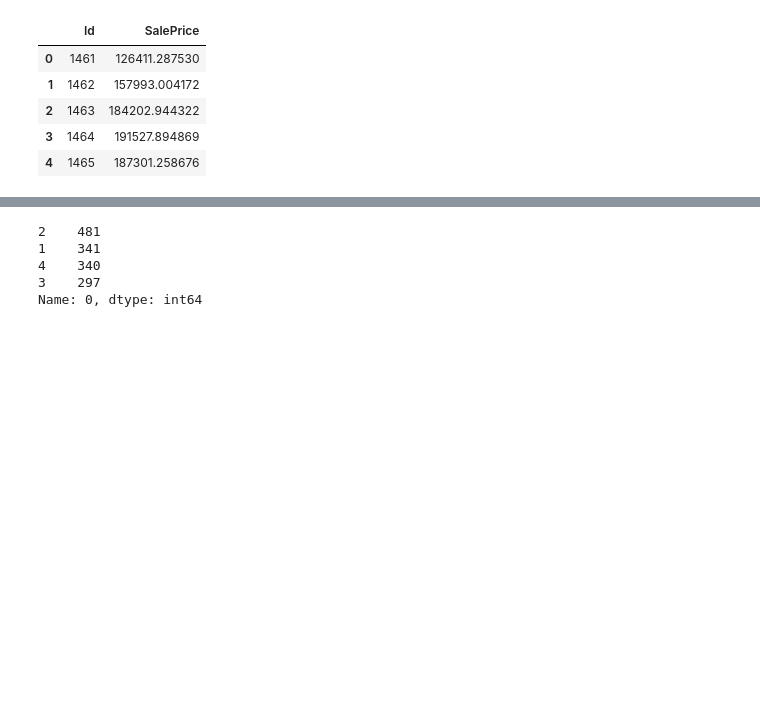
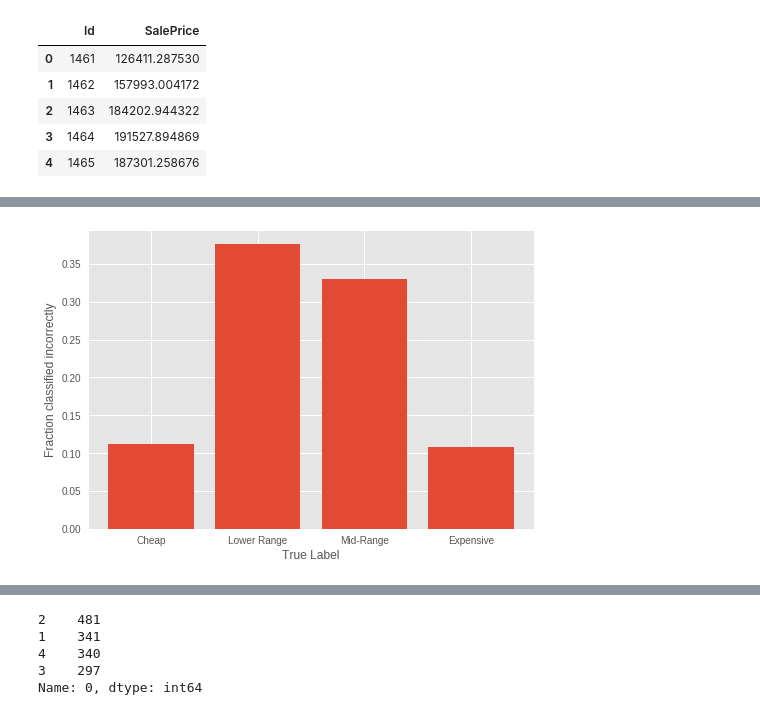
Before and after one commit to Nik8x/Housing_Data_Analysis, a Jupyter notebook: Housing_Data_Analysis.ipynb, the cells around one changed output, grey strips where cells are left out. Saved outputs shown, nothing was run; the diff lists cells and outputs as text; code cells hidden in the pictures; blank space fills up the shorter version.

```diff
--- a/Housing_Data_Analysis.ipynb
+++ b/Housing_Data_Analysis.ipynb
@@ -832,3 +832,13 @@ df_ac
 | RandomForestClassifier | 0.720548 | [[78, 10, 1, 0], [23, 54, 16, 0],... |
 | XGBClassifier | 0.758904 | [[80, 8, 1, 0], [20, 55, 17, 1], ... |
 | GradientBoostingClassifier | 0.761644 | [[79, 9, 1, 0], [18, 58, 16, 1], ... |
+# %%
+# Let's see which category has most incorrect predictions
+label_frac_error = 1 - np.diag(df_ac['Confusion Matrix'][-1]) / np.sum(df_ac['Confusion Matrix'][-1], axis=1)
+plt.bar(np.arange(4), label_frac_error)
+plt.xlabel('True Label')
+plt.xticks([0, 1, 2, 3], names1)
+plt.ylabel('Fraction classified incorrectly')
+plt.show()
+# %% [output]
+[figure, added]
```
Also changed, not shown: parts of 19 cells of this notebook.
